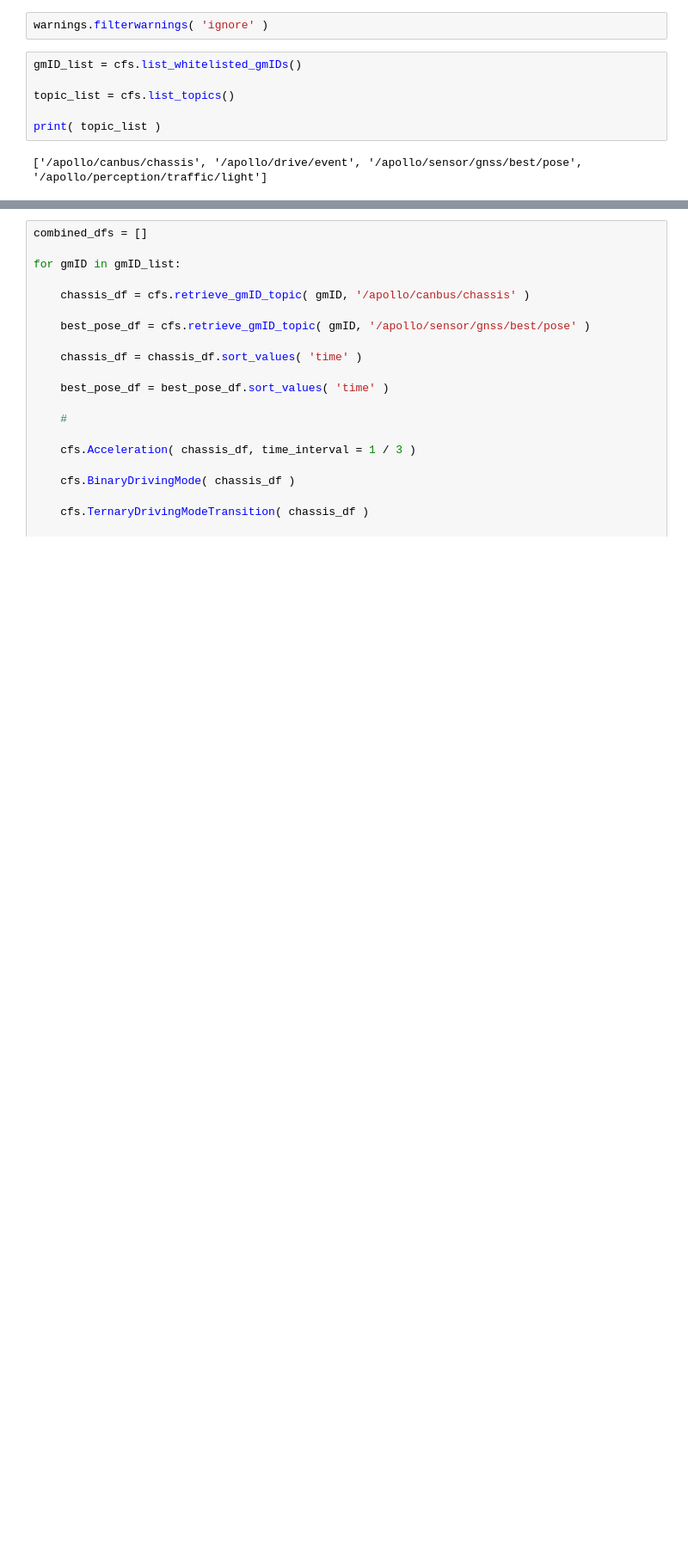
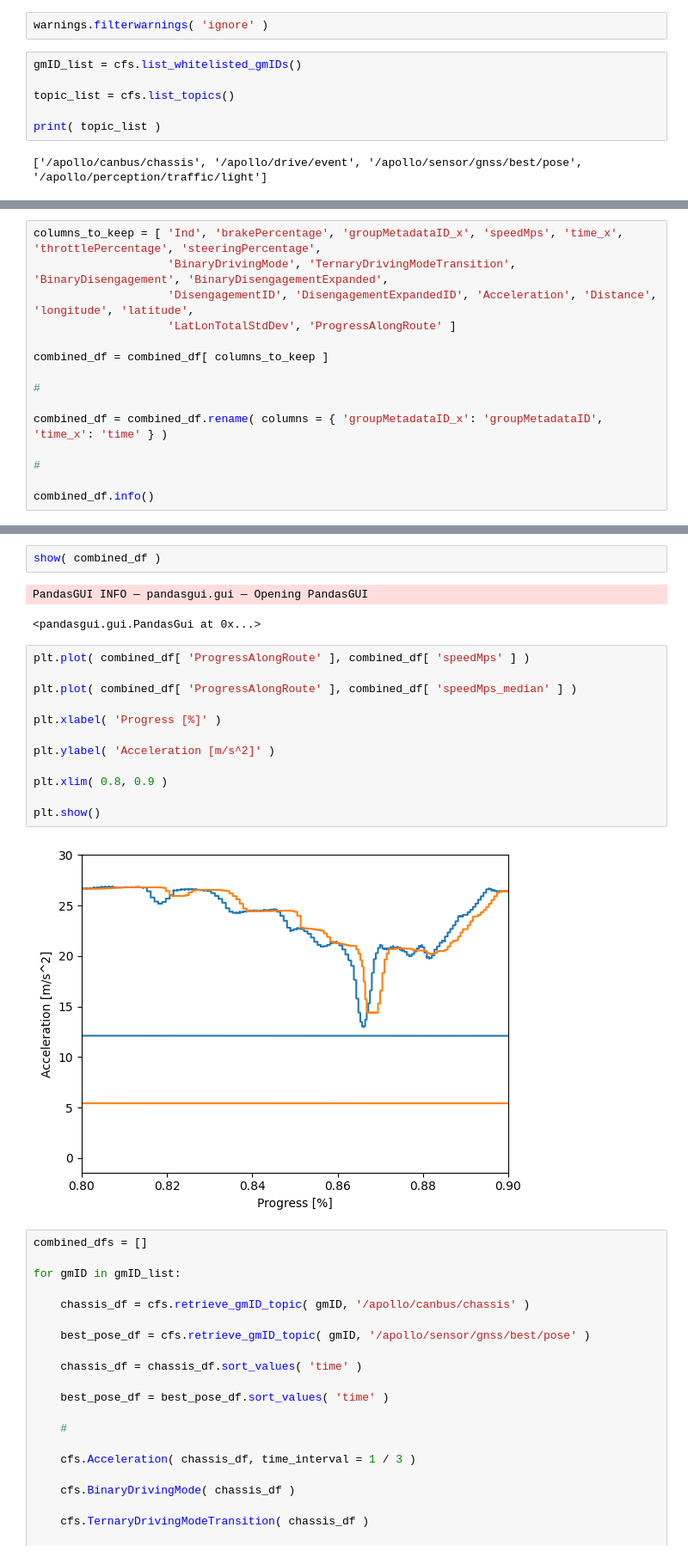
Before and after one commit to NguyetNguyen001/TDMprivate, a Jupyter notebook: code/Unfinished Code/Disengagement_KNN.ipynb, the cells around one changed output, grey strips where cells are left out. Shown: that part at 86% size. Cells and saved outputs as stored; diff of their text form; blank space fills up the shorter version.

Commit message:
updated cfs and KNN progress

```diff
--- a/code/Unfinished Code/Disengagement_KNN.ipynb
+++ b/code/Unfinished Code/Disengagement_KNN.ipynb
@@ -104,0 +331,15 @@ def RunningFunction( df, desired_colnames, operation, running_colname, window ):
+# %%
+columns_to_keep = [ 'Ind', 'brakePercentage', 'groupMetadataID_x', 'speedMps', 'time_x', 'throttlePercentage', 'steeringPercentage',
+                    'BinaryDrivingMode', 'TernaryDrivingModeTransition', 'BinaryDisengagement', 'BinaryDisengagementExpanded',
+                    'DisengagementID', 'DisengagementExpandedID', 'Acceleration', 'Distance', 'longitude', 'latitude',
+                    'LatLonTotalStdDev', 'ProgressAlongRoute' ]
+
+combined_df = combined_df[ columns_to_keep ]
+
+#
+
+combined_df = combined_df.rename( columns = { 'groupMetadataID_x': 'groupMetadataID', 'time_x': 'time' } )
+
+#
+
+combined_df.info()
@@ -105,3 +372,22 @@ def RunningFunction( df, desired_colnames, operation, running_colname, window ):
+# %%
+show( combined_df )
+# %% [output]
+PandasGUI INFO — pandasgui.gui — Opening PandasGUI
+<pandasgui.gui.PandasGui at 0x...>
+# %%
+plt.plot( combined_df[ 'ProgressAlongRoute' ], combined_df[ 'speedMps' ] )
+
+plt.plot( combined_df[ 'ProgressAlongRoute' ], combined_df[ 'speedMps_median' ] )
+
+plt.xlabel( 'Progress [%]' )
+
+plt.ylabel( 'Acceleration [m/s^2]' )
+
+plt.xlim( 0.8, 0.9 )
+
+plt.show()
+# %% [output]
+[figure, added]
 # %%
 combined_dfs = []
 
```
Also changed, not shown: parts of 11 cells of this notebook.
